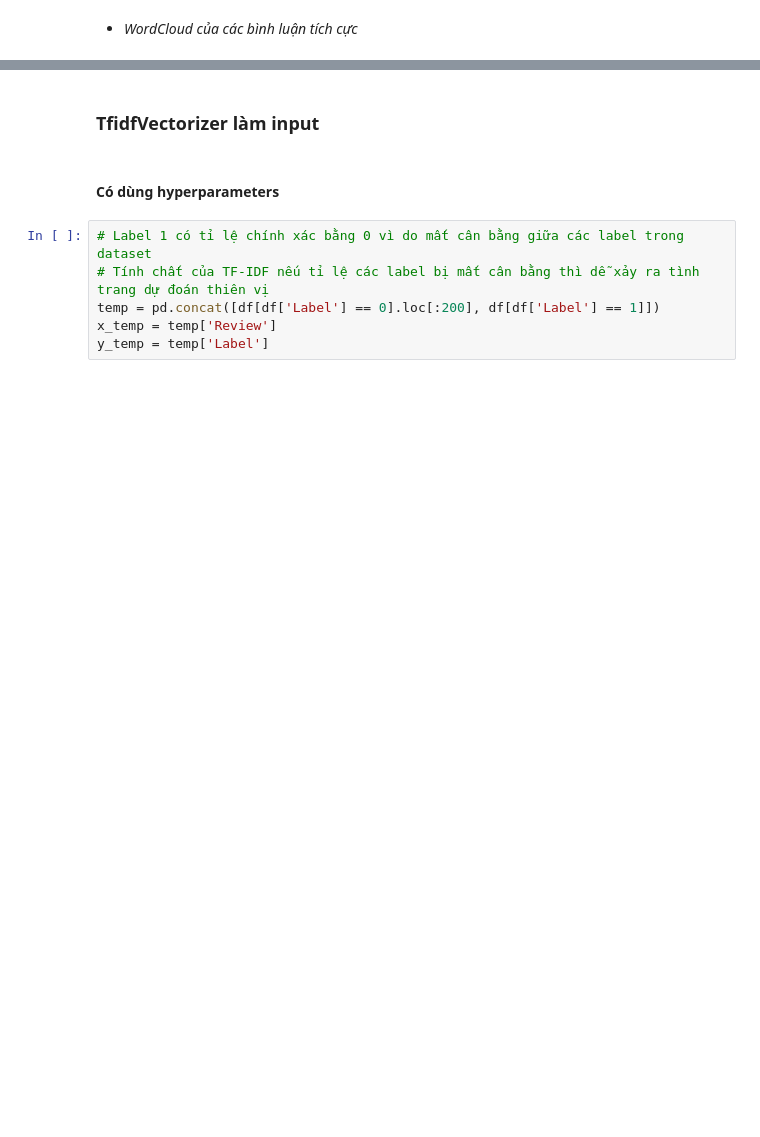
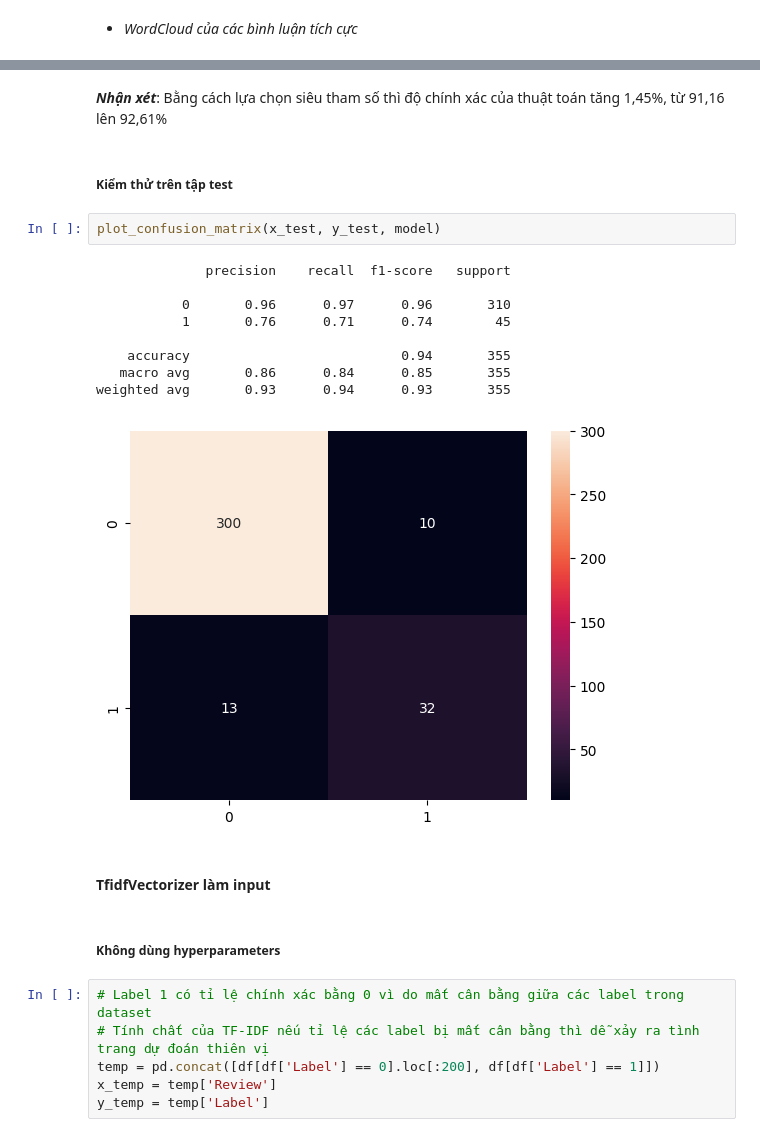
Before and after one commit to Haix1xx/Foody_Sentiment_Analysis, a Jupyter notebook: NLP.ipynb, the cells around one changed output, grey strips where cells are left out. Saved outputs shown, nothing was run; the diff lists cells and outputs as text; blank space fills up the shorter version.

```diff
--- a/NLP.ipynb
+++ b/NLP.ipynb
@@ -253,7 +344,23 @@ Best score: 0.9136344132160481 with hyperparameters {'classifier__alpha': 0.1, '
+# %% [markdown]
+<b><i>Nhận xét</i></b>: Bằng cách lựa chọn siêu tham số thì độ chính xác của thuật toán tăng 1,45%, từ 91,16 lên 92,61%
+# %% [markdown]
+##### Kiểm thử trên tập test
+# %%
+plot_confusion_matrix(x_test, y_test, model)
+# %% [output]
+              precision    recall  f1-score   support
+
+           0       0.96      0.97      0.96       310
+           1       0.76      0.71      0.74        45
+
+    accuracy                           0.94       355
+   macro avg       0.86      0.84      0.85       355
+weighted avg       0.93      0.94      0.93       355
+[figure, added]
 # %% [markdown]
-### TfidfVectorizer làm input
+#### TfidfVectorizer làm input
 # %% [markdown]
-#### Có dùng hyperparameters
+##### Không dùng hyperparameters
 # %%
 # Label 1 có tỉ lệ chính xác bằng 0 vì do mất cân bằng giữa các label trong dataset
 # Tính chất của TF-IDF nếu tỉ lệ các label bị mất cân bằng thì dễ xảy ra tình trang dự đoán thiên vị
```
Also changed, not shown: parts of 35 cells of this notebook.
